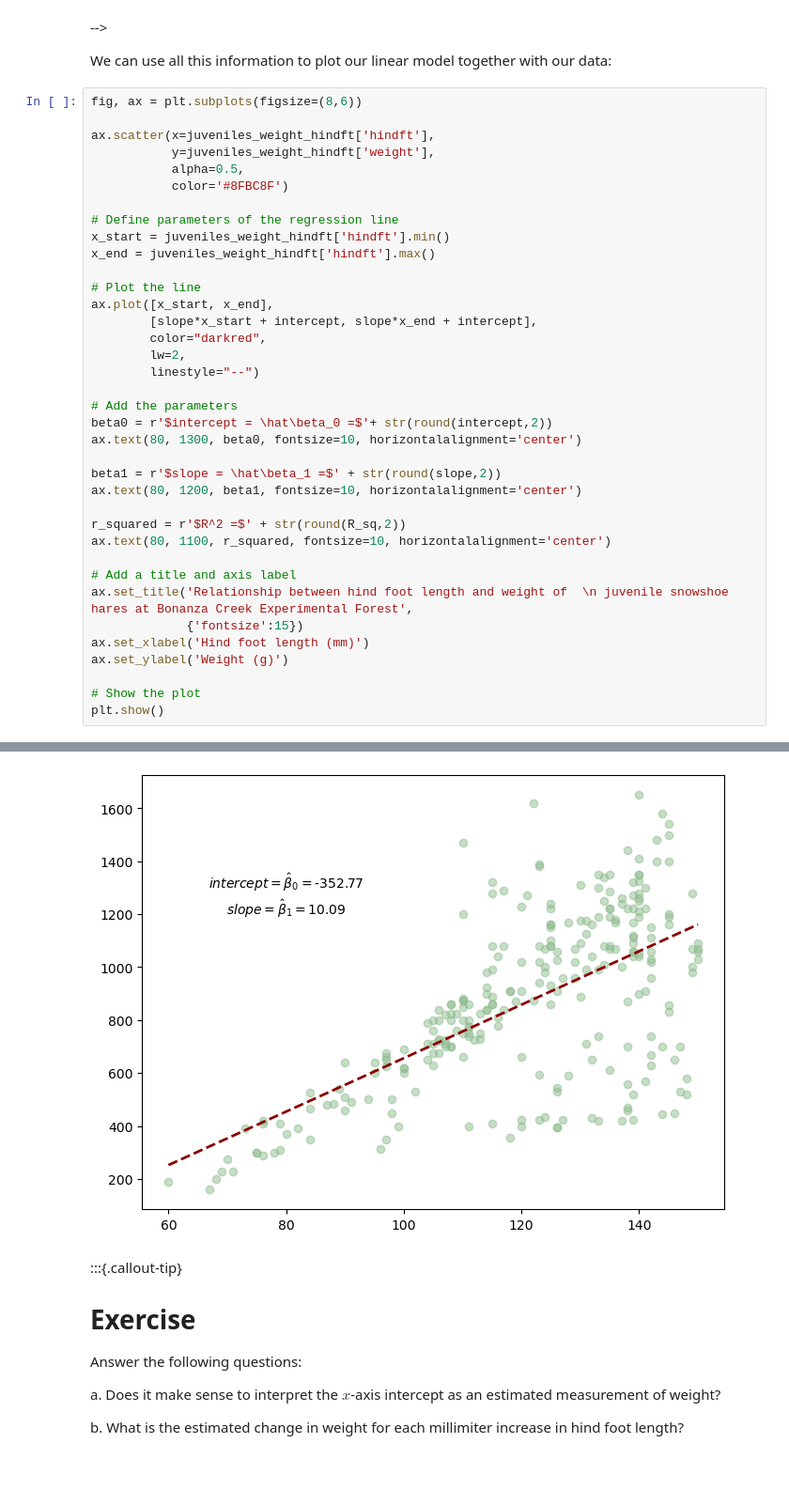
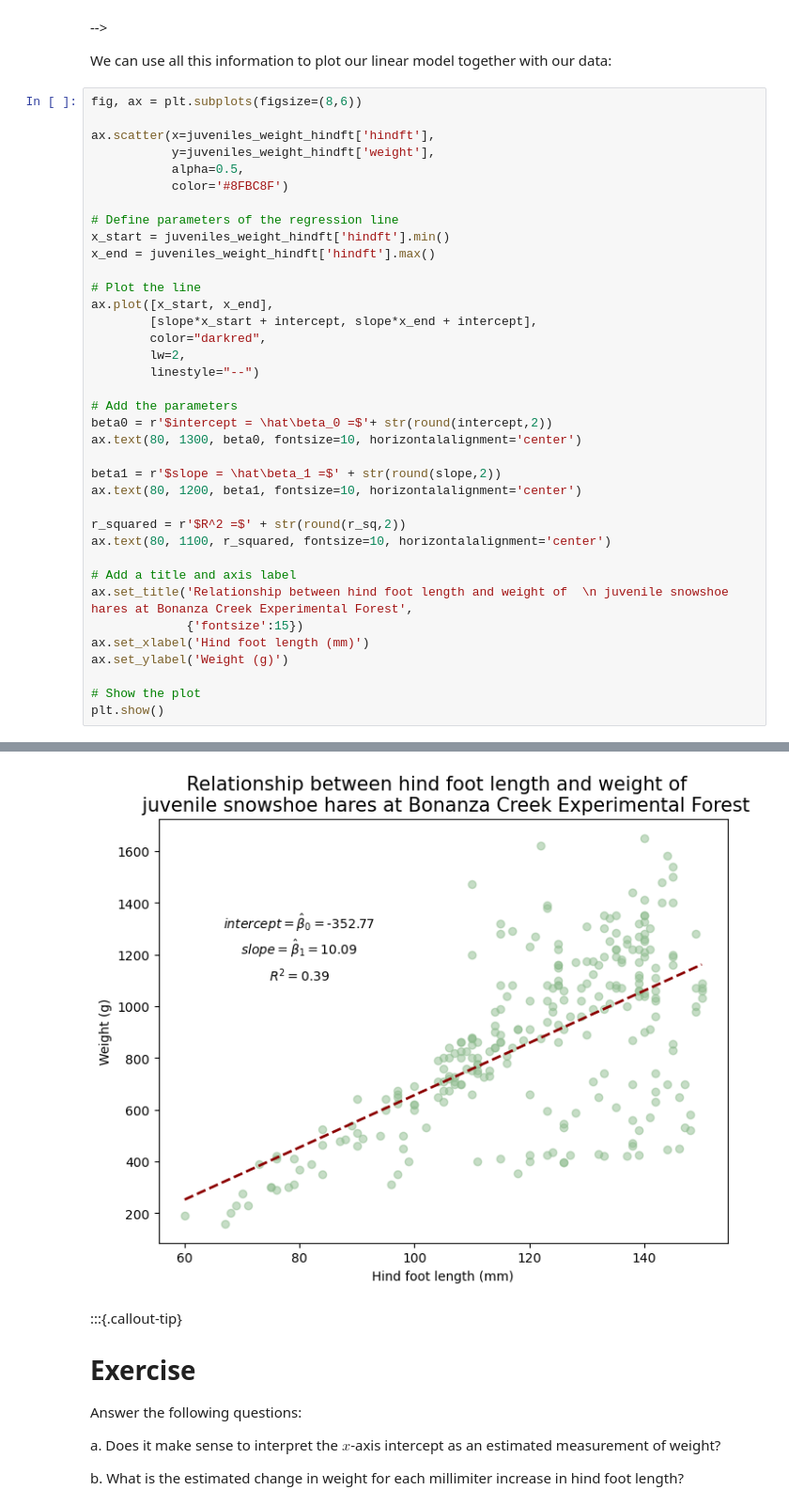
Before and after one commit to sandovaljoaquin/eds220-2025-in-class, a Jupyter notebook: week10-linear-regression.ipynb, the cells around one changed output, grey strips where cells are left out. Shown at 94% size. Drawn from its saved outputs; the diff is of its cells as text; blank space fills up the shorter version.

```diff
--- a/week10-linear-regression.ipynb
+++ b/week10-linear-regression.ipynb
@@ -262,7 +262,7 @@ ax.text(80, 1300, beta0, fontsize=10, horizontalalignment='center')
 beta1 = r'$slope = \hat\beta_1 =$' + str(round(slope,2))
 ax.text(80, 1200, beta1, fontsize=10, horizontalalignment='center')
 
-r_squared = r'$R^2 =$' + str(round(R_sq,2))
+r_squared = r'$R^2 =$' + str(round(r_sq,2))
 ax.text(80, 1100, r_squared, fontsize=10, horizontalalignment='center')
 
 # Add a title and axis label
@@ -278,4 +277,4 @@ NameError: name 'R_sq' is not defined
-[figure, old version]
+[figure, new version]
 # %% [markdown]
 :::{.callout-tip}
 # Exercise
```
Also changed, not shown: parts of 1 cell of this notebook.
